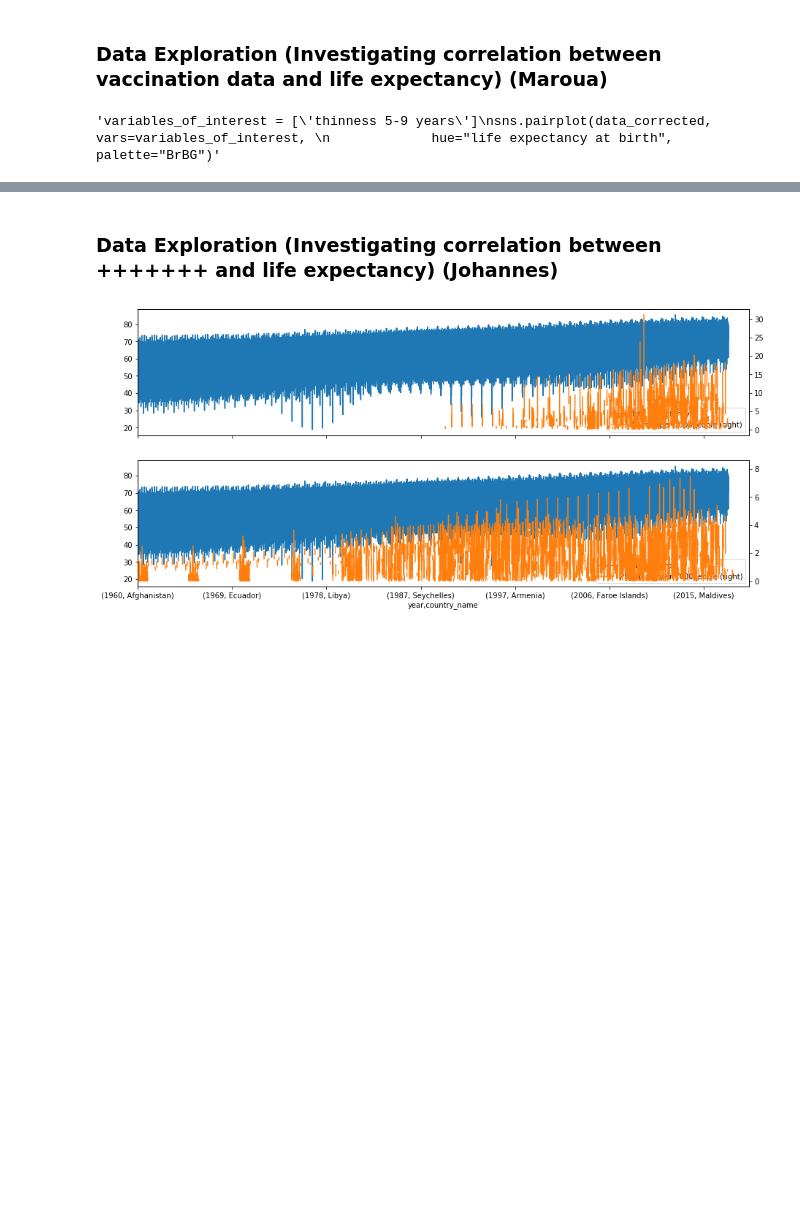
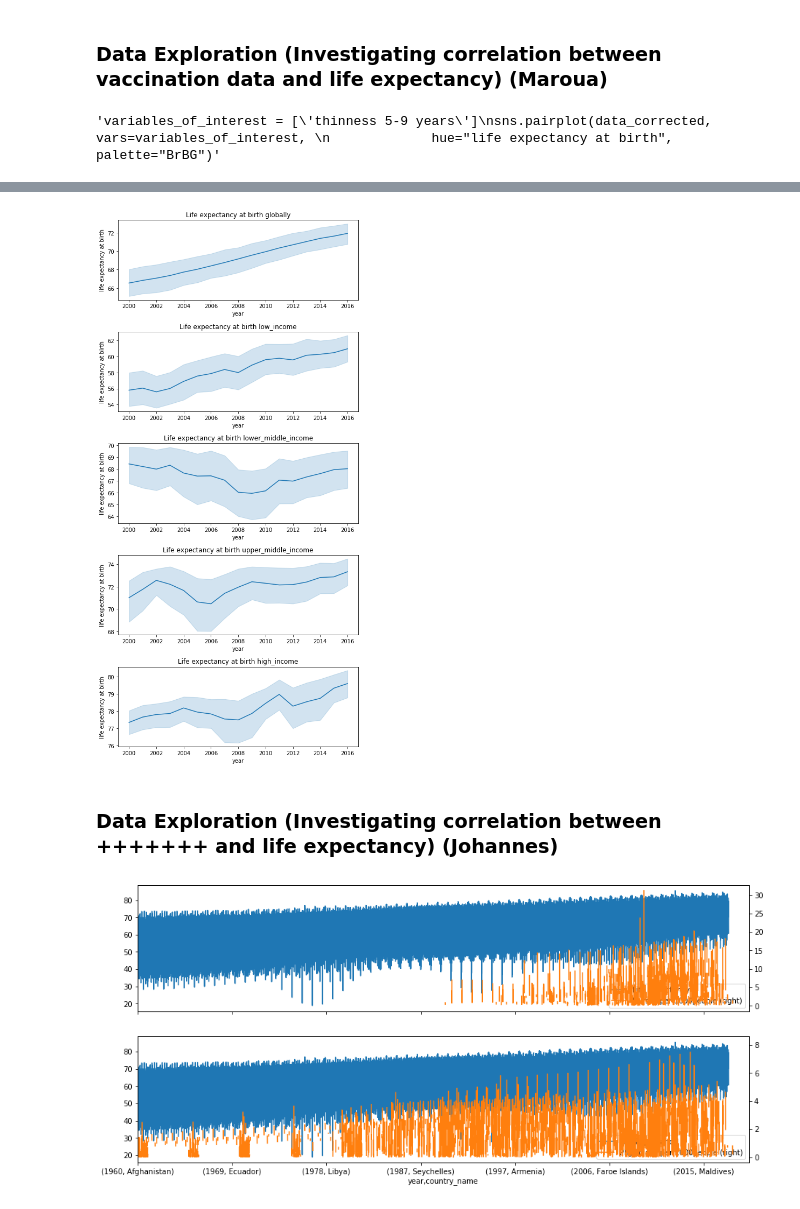
Before and after one commit to MarouaJaoua/DataStewardship1, a Jupyter notebook: data_merge.ipynb, the cells around one changed output, grey strips where cells are left out. Drawn from its saved outputs; the diff is of its cells as text; code cells hidden in the pictures; blank space fills up the shorter version.

```diff
--- a/data_merge.ipynb
+++ b/data_merge.ipynb
@@ -562,0 +570,3 @@ sns.pairplot(data_corrected, vars=variables_of_interest,
+# %%
+life_exp = data_cleaned.reset_index(level="country_name",drop=True).reset_index().loc[:, ["year", "life expectancy at birth"]]
+life_exp
@@ -563,3 +587,17 @@ sns.pairplot(data_corrected, vars=variables_of_interest,
+# %%
+fig, ax = plt.subplots(5, 1, figsize=(8, 18))
+plt.subplots_adjust(hspace = 0.4, wspace=1.0)
+
+sns.lineplot(x="year", y="life expectancy at birth", data=life_exp, ci=95, ax=ax[0])
+ax[0].set(title="Life expectancy at birth globally")
+
+for index, group in enumerate(incomegroups["income_group"].tolist()):
+    life_exp_group = data_cleaned.reset_index(level="country_name",drop=True).reset_index()
+    life_exp_group = life_exp_group.loc[life_exp_group["income_group"] == group, ["year", "life expectancy at birth"]]
+    sns.lineplot(x="year", y="life expectancy at birth", data=life_exp_group, ci=95, ax=ax[index+1])
+    ax[index+1].set(title="Life expectancy at birth " + group)
+# %% [output]
+[figure, added]
 # %% [markdown]
 ### Data Exploration (Investigating correlation between +++++++ and life expectancy) (Johannes)
 # %%
```
Also changed, not shown: parts of 23 cells of this notebook, 1 other file.
